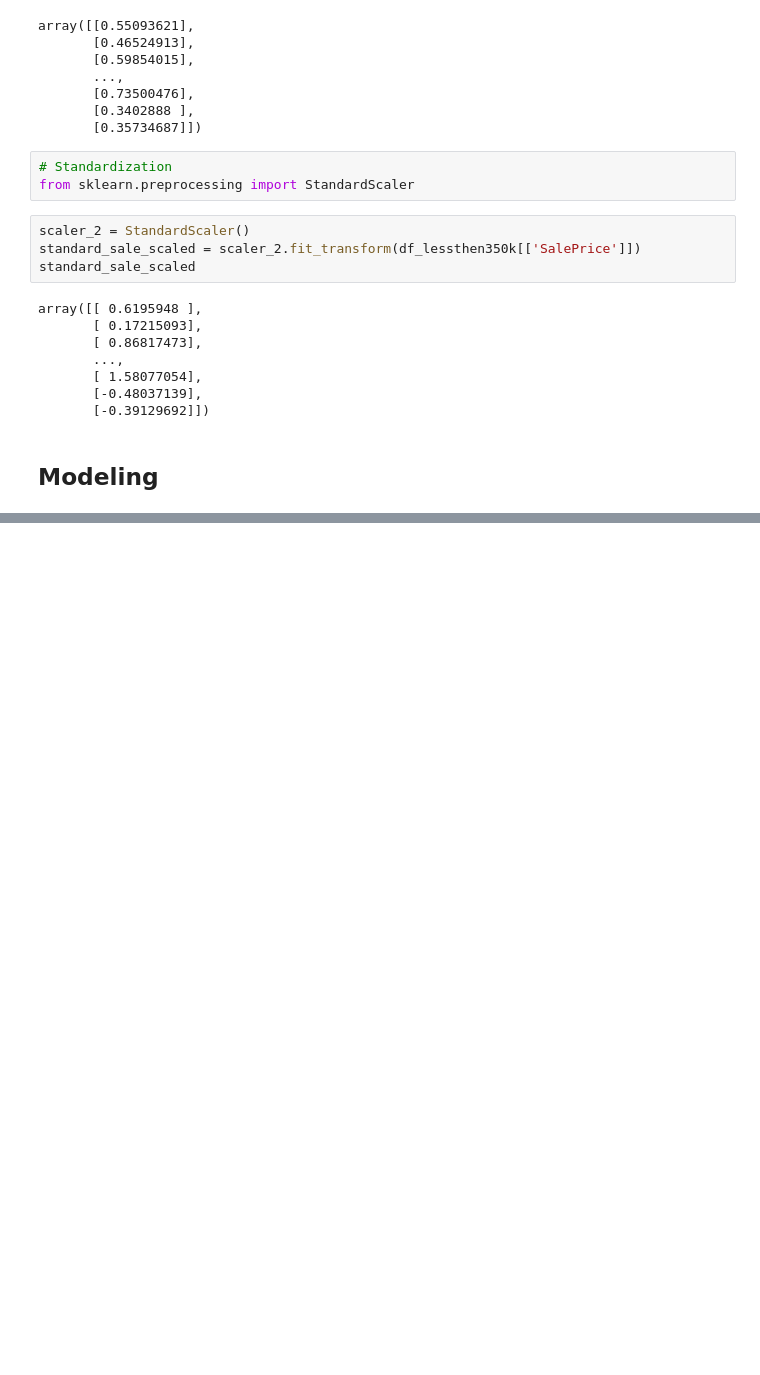
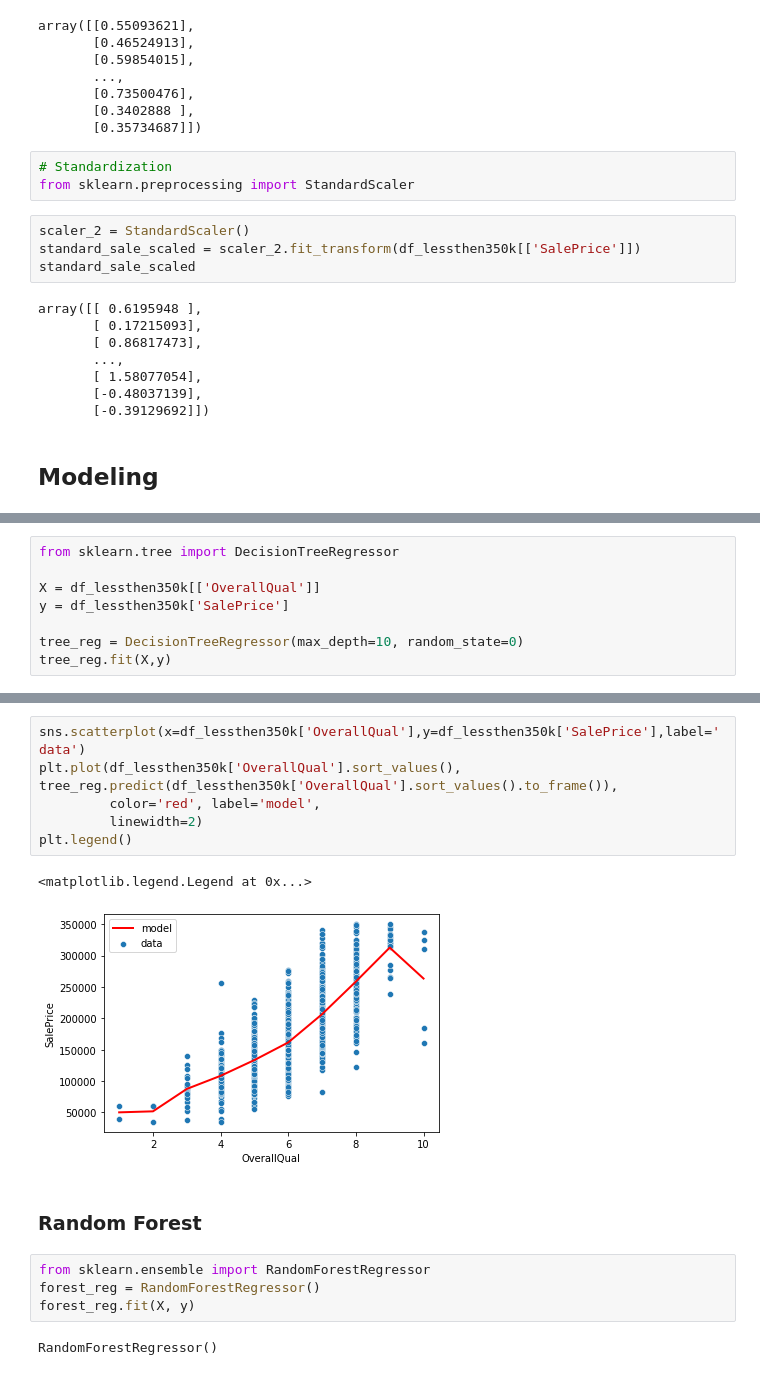
Before and after one commit to erinmcmahon26/Housing-Prices-Regression, a Jupyter notebook: Housing_Prices_Regression.ipynb, the cells around one changed output, grey strips where cells are left out. Drawn from its saved outputs; the diff is of its cells as text; blank space fills up the shorter version.

```diff
--- a/Housing_Prices_Regression.ipynb
+++ b/Housing_Prices_Regression.ipynb
@@ -314,0 +413,8 @@ TypeError: ignored
+# %%
+from sklearn.tree import DecisionTreeRegressor
+
+X = df_lessthen350k[['OverallQual']]
+y = df_lessthen350k['SalePrice']
+
+tree_reg = DecisionTreeRegressor(max_depth=10, random_state=0)
+tree_reg.fit(X,y)
@@ -314,0 +431,17 @@ TypeError: ignored
+# %%
+sns.scatterplot(x=df_lessthen350k['OverallQual'],y=df_lessthen350k['SalePrice'],label='data')
+plt.plot(df_lessthen350k['OverallQual'].sort_values(), tree_reg.predict(df_lessthen350k['OverallQual'].sort_values().to_frame()),
+         color='red', label='model',
+         linewidth=2)
+plt.legend()
+# %% [output]
+<matplotlib.legend.Legend at 0x...>
+[figure, added]
+# %% [markdown]
+### Random Forest
+# %%
+from sklearn.ensemble import RandomForestRegressor
+forest_reg = RandomForestRegressor()
+forest_reg.fit(X, y)
+# %% [output]
+RandomForestRegressor()
```
Also changed, not shown: parts of 20 cells of this notebook.
